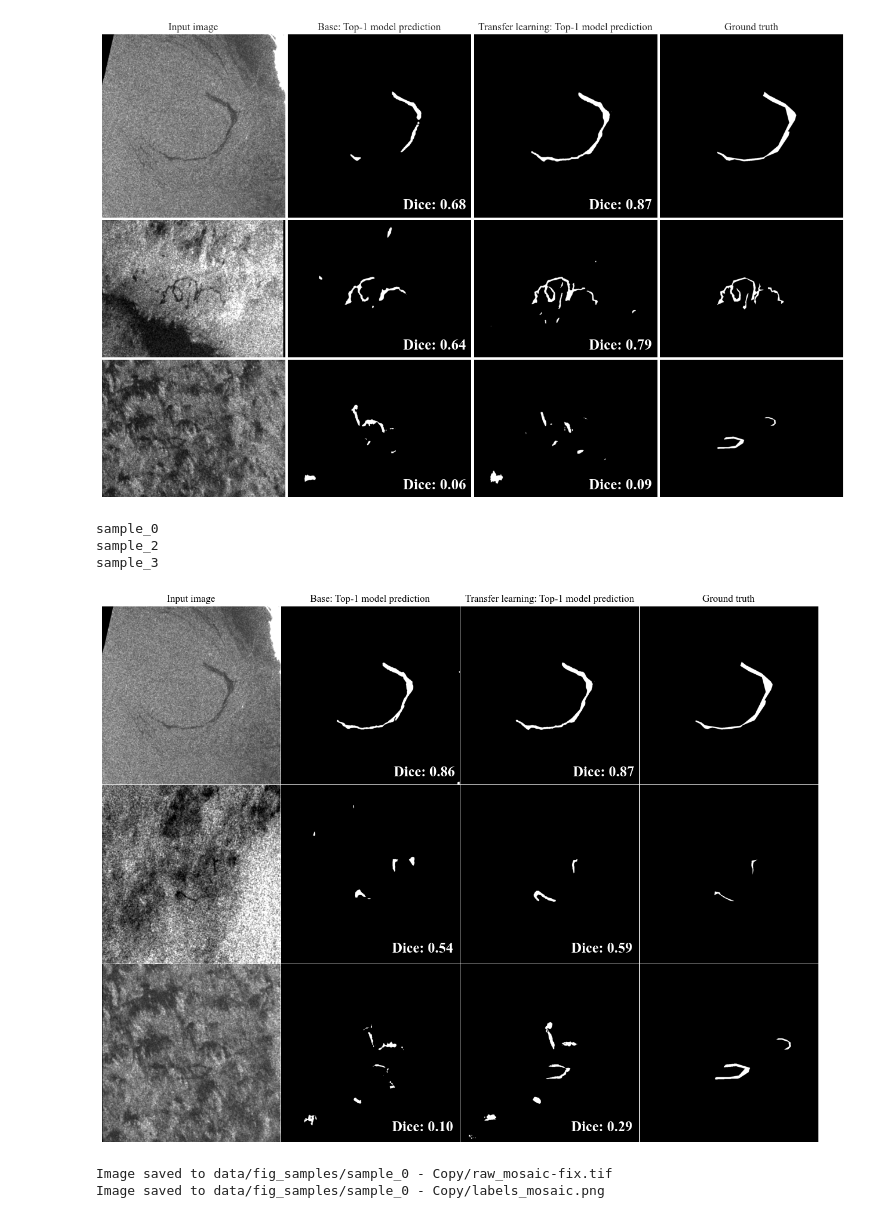
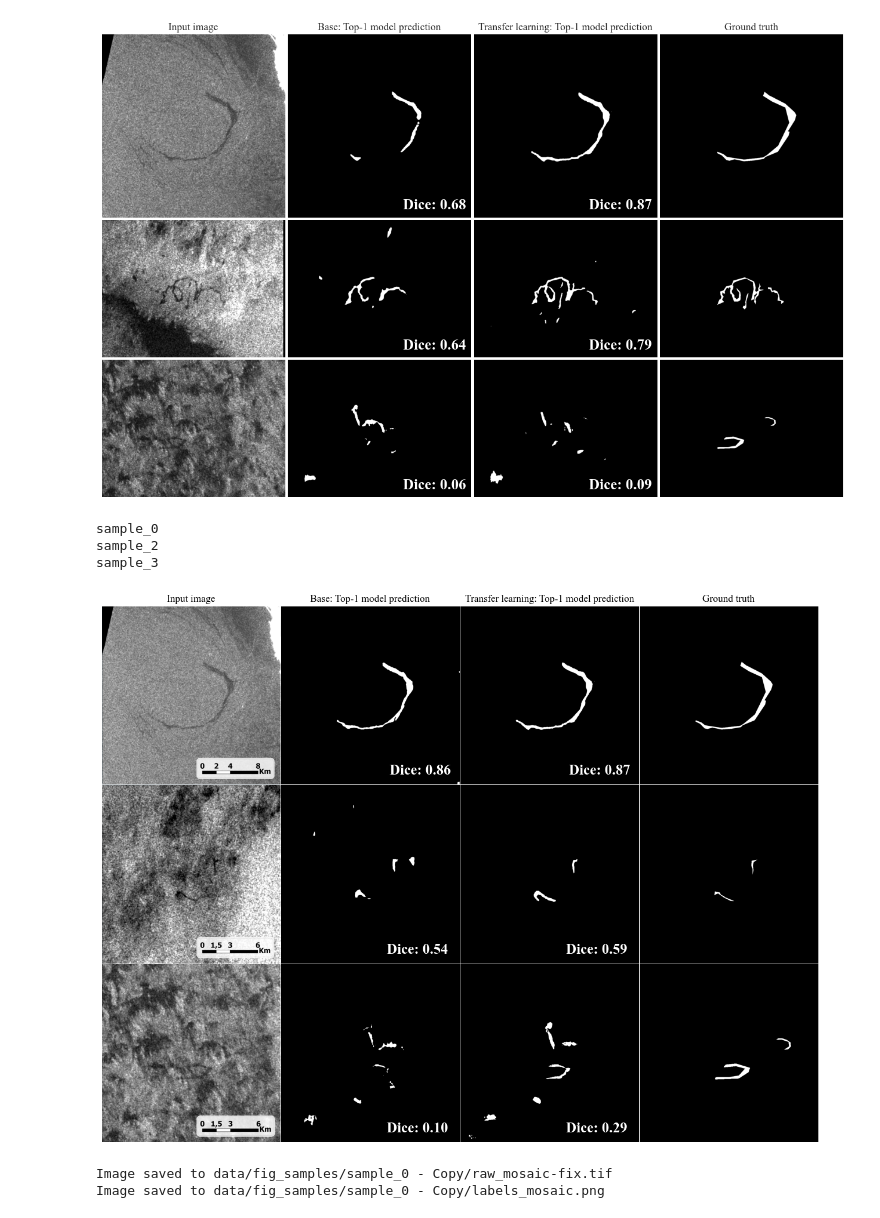
Before and after one commit to julvad/transfer_learning_S1_slicks_arctic, a Jupyter notebook: src/figures.ipynb, the cells around one changed output. Saved outputs shown, nothing was run; the diff lists cells and outputs as text; code cells hidden in the pictures.

```diff
--- a/src/figures.ipynb
+++ b/src/figures.ipynb
@@ -1972,11 +1972,8 @@ for sample in os.listdir(f'data/fig_samples'):
     if sample not in ['sample_0','sample_2','sample_3']:
         continue
     print(sample)
-    for name in ['raw_mosaic-fix','pred_base','pred_tl','labels_mosaic']:
-        if name == 'labels_mosaic':
-            tif_path = f'data/fig_samples/{sample}/{name}.png'
-        else:
-            tif_path = f'data/fig_samples/{sample}/{name}.tif'
+    for name in ['raw_mosaic_scale.png','pred_base.tif','pred_tl.tif','labels_mosaic.png']:
+        tif_path = f'data/fig_samples/{sample}/{name}'
 
         images_path.append(tif_path)
         if len(images_path) == 12:  # Adjusted for 3x4 grid
@@ -2000,39 +1997,43 @@ for i, row in enumerate([2, 1, 0]):  # Reverse row order
         ax.axis('off')  # Hide axis
         axes.append(ax)
 
+        if row in [2,1]:
+            y2 = 44
+        else:
+            y2 = 58
         if j in [1, 2]:  # Only for 2nd and 3rd columns
             ax.text(
-                images[image_index].shape[1] - 26,
+                images[image_index].shape[1] - 50,
                 # 100,  # X position (pixels)
-                images[image_index].shape[0] - 48,  # Y position (bottom of image)
+                images[image_index].shape[0] - y2,  # Y position (bottom of image)
                 f'Dice: {dice_values[image_index]:.2f}',  # Text content
                 color='white',  # White text
                 fontsize=18,
                 fontweight='bold',
                 bbox=dict(facecolor='black', alpha=1, edgecolor='none'),
                 ha='right'
             )
         image_index += 1
 
 # Optionally add labels for rows and columns
 for i in range(3):  # Row labels
     axes[i * 4].set_ylabel(f'Row {i+1}', fontsize=16)
 
 for j in range(4):  # Column labels
     axes[2 * 4 + j].set_title(f'{columns_fig[j]}', fontsize=12.5)  # Assign to the new top row
 
 # Adjust general spacing - reduce all row spacing except between row 2 & 3
 plt.subplots_adjust(hspace=0.004, wspace=-0.014)  # Control row spacing globally
 
-plt.savefig('latex/figures/preds4x3_v2.png',bbox_inches='tight',dpi=300)
+plt.savefig('latex/figures/preds4x3_v2_scale.png',bbox_inches='tight',dpi=300)
 
 # Show the plot
 plt.show()
 # %% [output]
 sample_0
 sample_2
 sample_3
-[figure, old version]
+[figure, new version]
 # %%
 from PIL import Image
 import numpy as np
```
Also changed, not shown: parts of 2 cells of this notebook, 11 other files.
